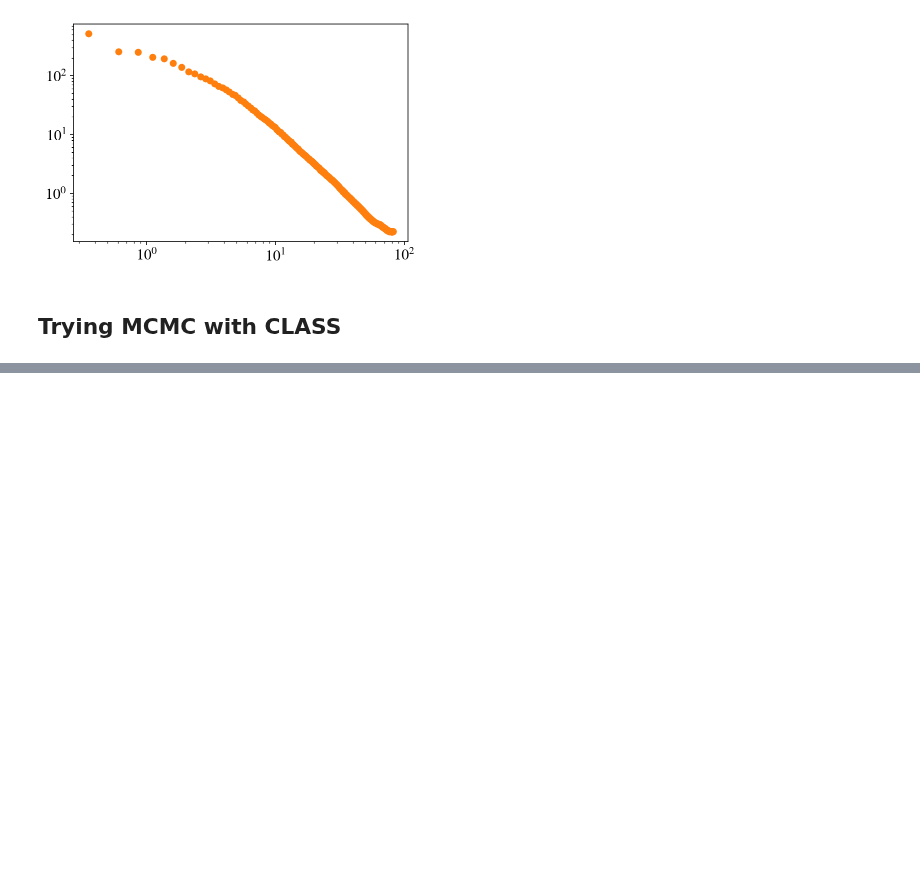
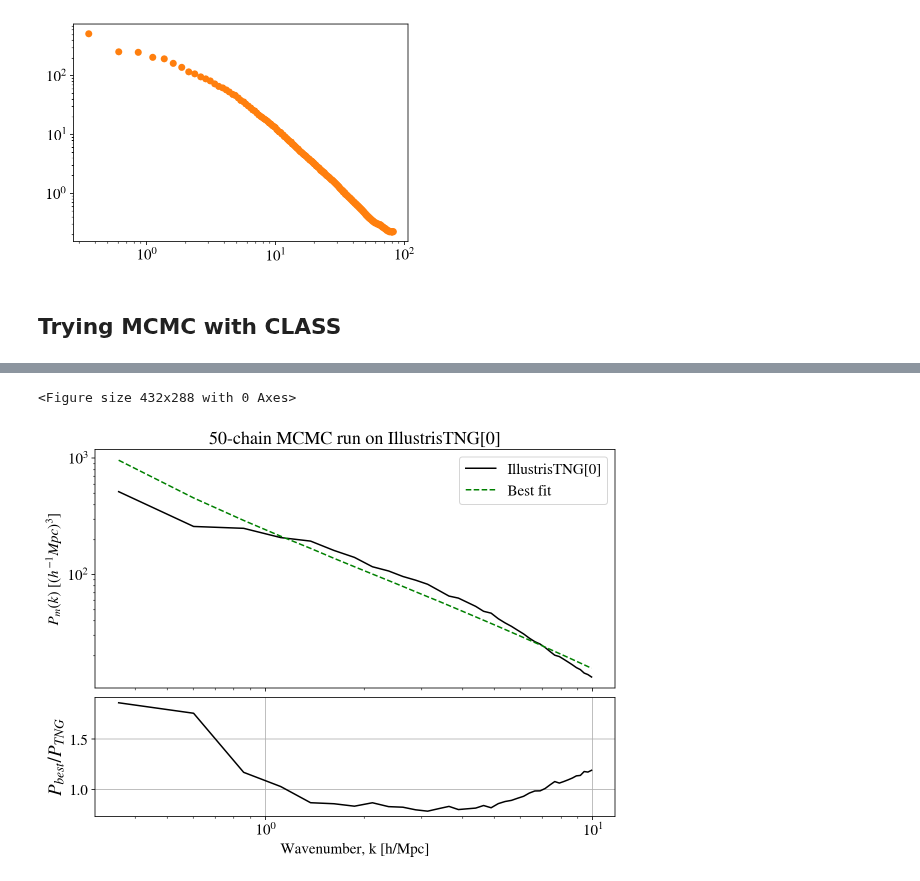
Before and after one commit to liuxx479/cosmo_dep_feedback, a Jupyter notebook: fitting_CAMELS_data.ipynb, the cells around one changed output, grey strips where cells are left out. Drawn from its saved outputs; the diff is of its cells as text; code cells hidden in the pictures; blank space fills up the shorter version.

```diff
--- a/fitting_CAMELS_data.ipynb
+++ b/fitting_CAMELS_data.ipynb
@@ -229,0 +288,23 @@ samples = sampler.get_chain()
+# %%
+plt.figure()
+fig, (ax0, ax1) = plt.subplots(ncols=1, nrows=2,
+                               figsize=(8,6),
+                               constrained_layout=True,
+                               sharex=True,
+                               gridspec_kw={'height_ratios':[3, 1.5]})
+
+ax0.set_title('50-chain MCMC run on IllustrisTNG[0]')
+ax0.loglog(ks, Pks0, 'k', label='IllustrisTNG[0]')
+ax0.set_ylabel('$P_m(k)$ [($h^{-1}Mpc)^3$]')
+ax0.loglog(ks, class_model(ks, 1.870, 17.335), 'g--', label='Best fit')
+ax0.legend()
+
+ax1.semilogx(ks, class_model(ks, 1.870, 17.335)/Pks0, 'k')
+ax1.set_ylabel('$P_{best}/P_{TNG}$', fontsize=19)
+ax1.set_xlabel('Wavenumber, k [h/Mpc]')
+ax1.grid()
+
+plt.show()
+# %% [output]
+<Figure size 432x288 with 0 Axes>
+[figure, added]
```
Also changed, not shown: parts of 12 cells of this notebook, 1 other file.
